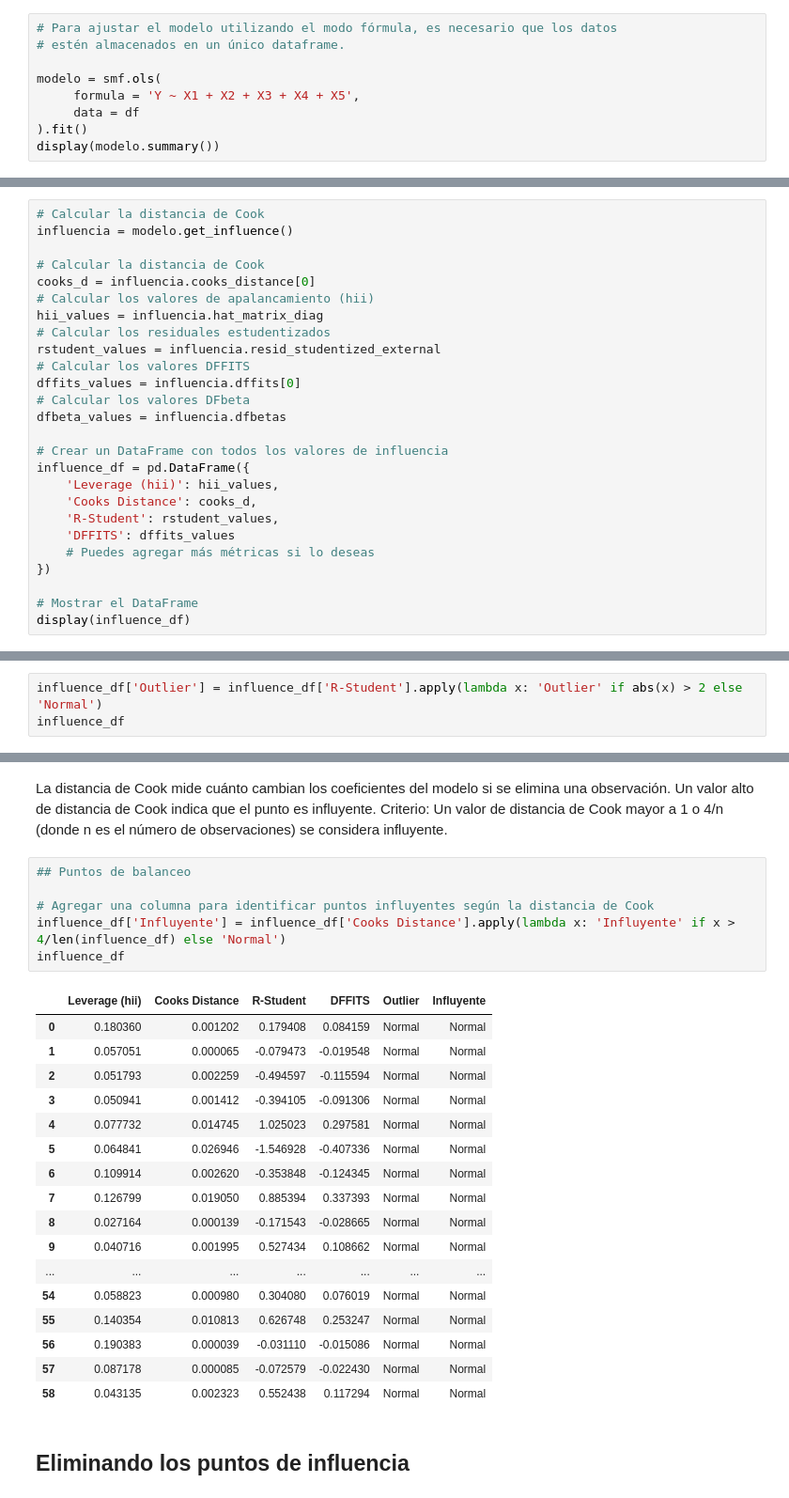
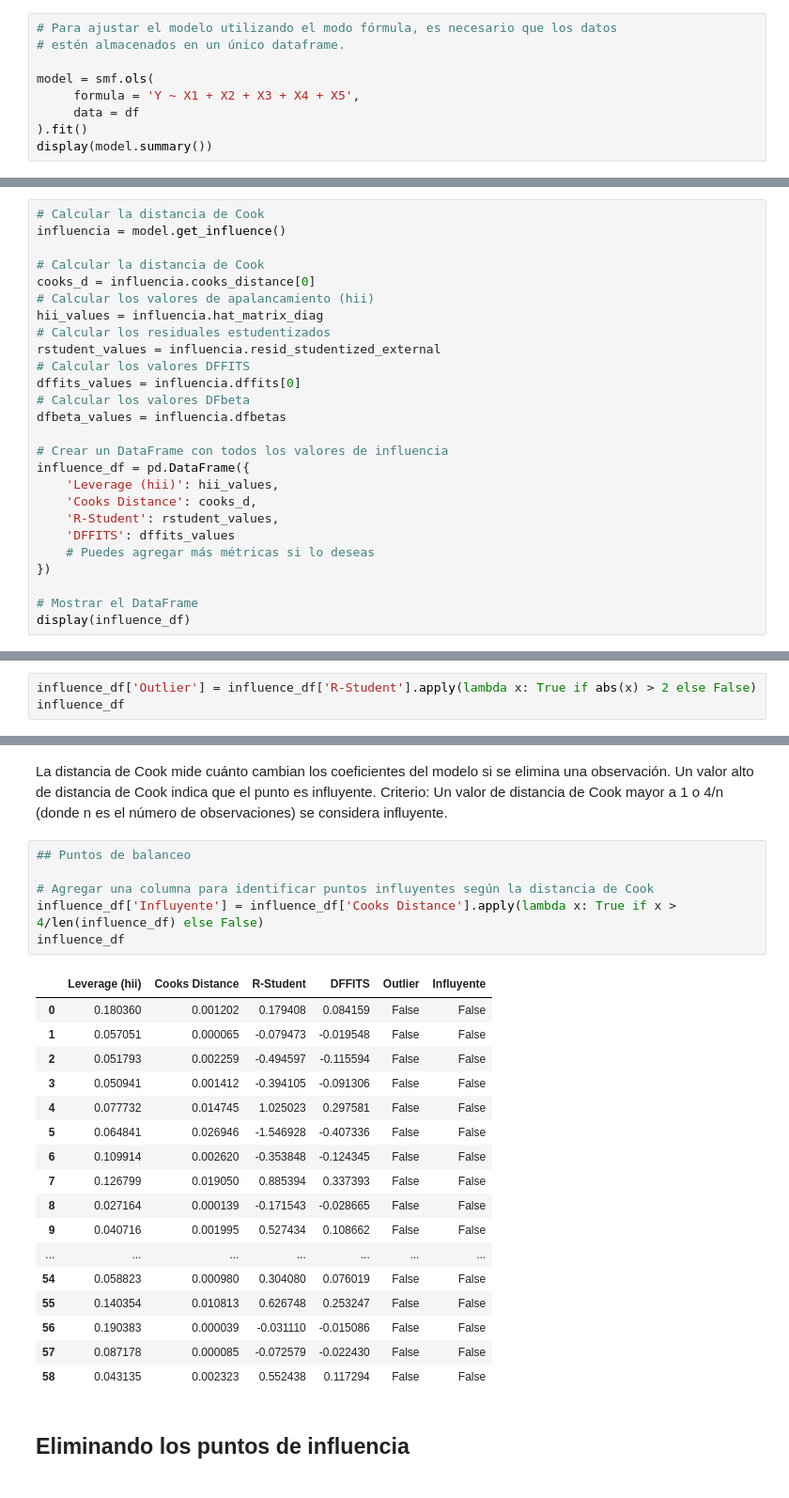
Before and after one commit to repos-especializacion-UdeA/estadistica, a Jupyter notebook: trabajo3/trabajo3_v0.ipynb, the cells around one changed output, grey strips where cells are left out. Shown at 94% size. Saved outputs shown, nothing was run; the diff lists cells and outputs as text.

```diff
--- a/trabajo3/trabajo3_v0.ipynb
+++ b/trabajo3/trabajo3_v0.ipynb
@@ -104,11 +106,11 @@ El modelo se obtiene emplando el método de ajuste por mínimos cuadrados ordina
 # Para ajustar el modelo utilizando el modo fórmula, es necesario que los datos
 # estén almacenados en un único dataframe.
 
-modelo = smf.ols(
+model = smf.ols(
      formula = 'Y ~ X1 + X2 + X3 + X4 + X5',
      data = df
 ).fit()
-display(modelo.summary())
+display(model.summary())
 # %% [output]
 OLS Regression Results
 | Dep. Variable: | Y | R-squared: | 0.448 |
@@ -258,7 +257,7 @@ anova_modelo
 ### Distancia de Cook
 # %%
 # Calcular la distancia de Cook
-influencia = modelo.get_influence()
+influencia = model.get_influence()
 
 # Calcular la distancia de Cook
 cooks_d = influencia.cooks_distance[0]
@@ -309,7 +308,7 @@ Criterio:
 * Un residual estudentizado mayor a 3 o menor a -3 se considera un outlier significativo.
 * En modelos con grandes muestras, el umbral de ±2 suele ser suficiente para identificar posibles outliers.
 # %%
-influence_df['Outlier'] = influence_df['R-Student'].apply(lambda x: 'Outlier' if abs(x) > 2 else 'Normal')
+influence_df['Outlier'] = influence_df['R-Student'].apply(lambda x: True if abs(x) > 2 else False)
 influence_df
 # %% [output]
 |  | Leverage (hii) | Cooks Distance | R-Student | DFFITS | Outlier |
@@ -336,26 +335,26 @@ Un valor de distancia de Cook mayor a 1 o  4/n (donde n es el número de observa
 # %%
 ## Puntos de balanceo
 
 # Agregar una columna para identificar puntos influyentes según la distancia de Cook
-influence_df['Influyente'] = influence_df['Cooks Distance'].apply(lambda x: 'Influyente' if x > 4/len(influence_df) else 'Normal')
+influence_df['Influyente'] = influence_df['Cooks Distance'].apply(lambda x: True if x > 4/len(influence_df) else False)
 influence_df
 # %% [output]
 |  | Leverage (hii) | Cooks Distance | R-Student | DFFITS | Outlier | Influyente |
-| 0 | 0.180360 | 0.001202 | 0.179408 | 0.084159 | Normal | Normal |
-| 1 | 0.057051 | 0.000065 | -0.079473 | -0.019548 | Normal | Normal |
-| 2 | 0.051793 | 0.002259 | -0.494597 | -0.115594 | Normal | Normal |
-| 3 | 0.050941 | 0.001412 | -0.394105 | -0.091306 | Normal | Normal |
-| 4 | 0.077732 | 0.014745 | 1.025023 | 0.297581 | Normal | Normal |
-| 5 | 0.064841 | 0.026946 | -1.546928 | -0.407336 | Normal | Normal |
-| 6 | 0.109914 | 0.002620 | -0.353848 | -0.124345 | Normal | Normal |
-| 7 | 0.126799 | 0.019050 | 0.885394 | 0.337393 | Normal | Normal |
-| 8 | 0.027164 | 0.000139 | -0.171543 | -0.028665 | Normal | Normal |
-| 9 | 0.040716 | 0.001995 | 0.527434 | 0.108662 | Normal | Normal |
+| 0 | 0.180360 | 0.001202 | 0.179408 | 0.084159 | False | False |
+| 1 | 0.057051 | 0.000065 | -0.079473 | -0.019548 | False | False |
+| 2 | 0.051793 | 0.002259 | -0.494597 | -0.115594 | False | False |
+| 3 | 0.050941 | 0.001412 | -0.394105 | -0.091306 | False | False |
+| 4 | 0.077732 | 0.014745 | 1.025023 | 0.297581 | False | False |
+| 5 | 0.064841 | 0.026946 | -1.546928 | -0.407336 | False | False |
+| 6 | 0.109914 | 0.002620 | -0.353848 | -0.124345 | False | False |
+| 7 | 0.126799 | 0.019050 | 0.885394 | 0.337393 | False | False |
+| 8 | 0.027164 | 0.000139 | -0.171543 | -0.028665 | False | False |
+| 9 | 0.040716 | 0.001995 | 0.527434 | 0.108662 | False | False |
 | ... | ... | ... | ... | ... | ... | ... |
-| 54 | 0.058823 | 0.000980 | 0.304080 | 0.076019 | Normal | Normal |
-| 55 | 0.140354 | 0.010813 | 0.626748 | 0.253247 | Normal | Normal |
-| 56 | 0.190383 | 0.000039 | -0.031110 | -0.015086 | Normal | Normal |
-| 57 | 0.087178 | 0.000085 | -0.072579 | -0.022430 | Normal | Normal |
-| 58 | 0.043135 | 0.002323 | 0.552438 | 0.117294 | Normal | Normal |
+| 54 | 0.058823 | 0.000980 | 0.304080 | 0.076019 | False | False |
+| 55 | 0.140354 | 0.010813 | 0.626748 | 0.253247 | False | False |
+| 56 | 0.190383 | 0.000039 | -0.031110 | -0.015086 | False | False |
+| 57 | 0.087178 | 0.000085 | -0.072579 | -0.022430 | False | False |
+| 58 | 0.043135 | 0.002323 | 0.552438 | 0.117294 | False | False |
 # %% [markdown]
 ## Eliminando los puntos de influencia
```
Also changed, not shown: parts of 102 cells of this notebook, 3 other files.
